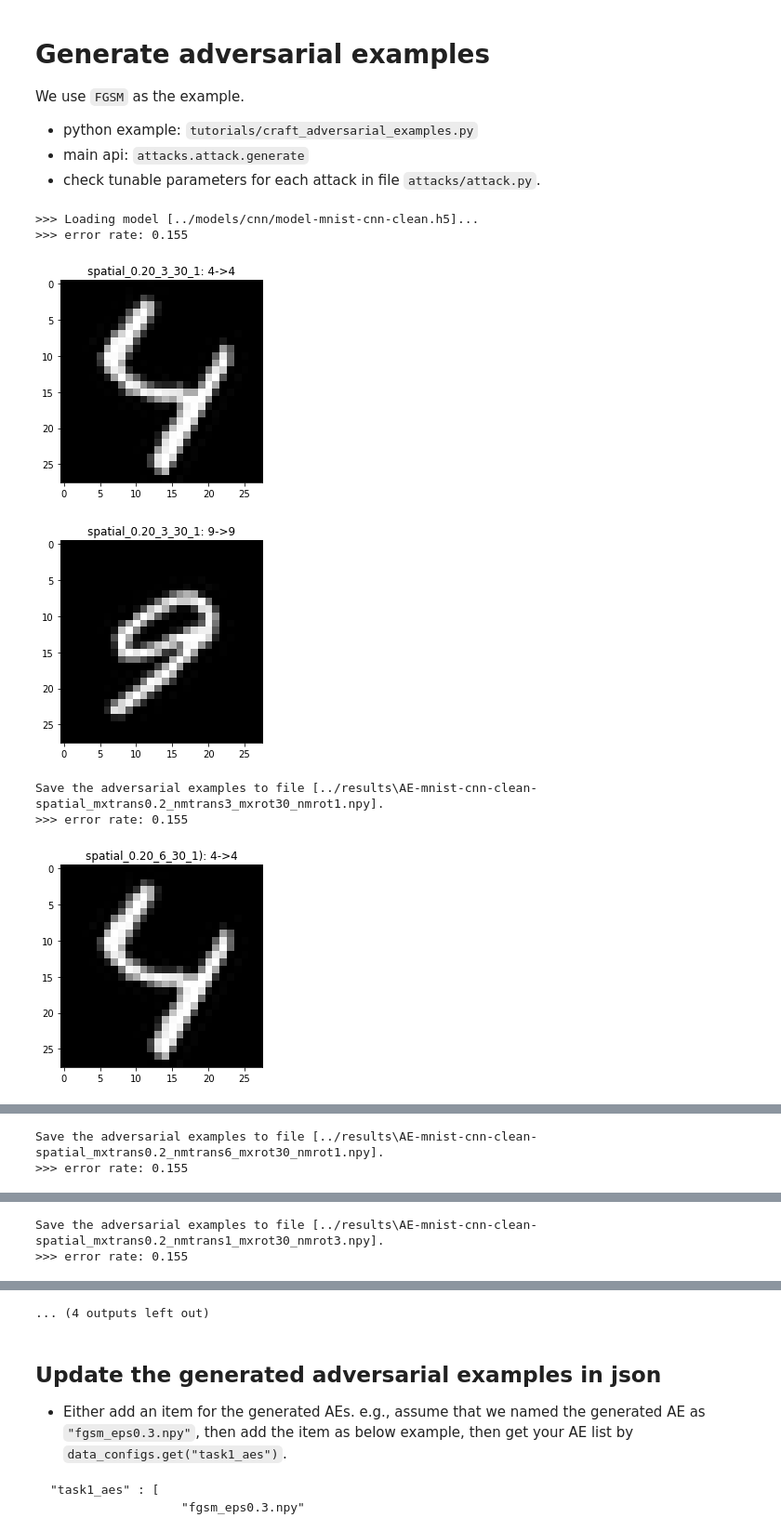
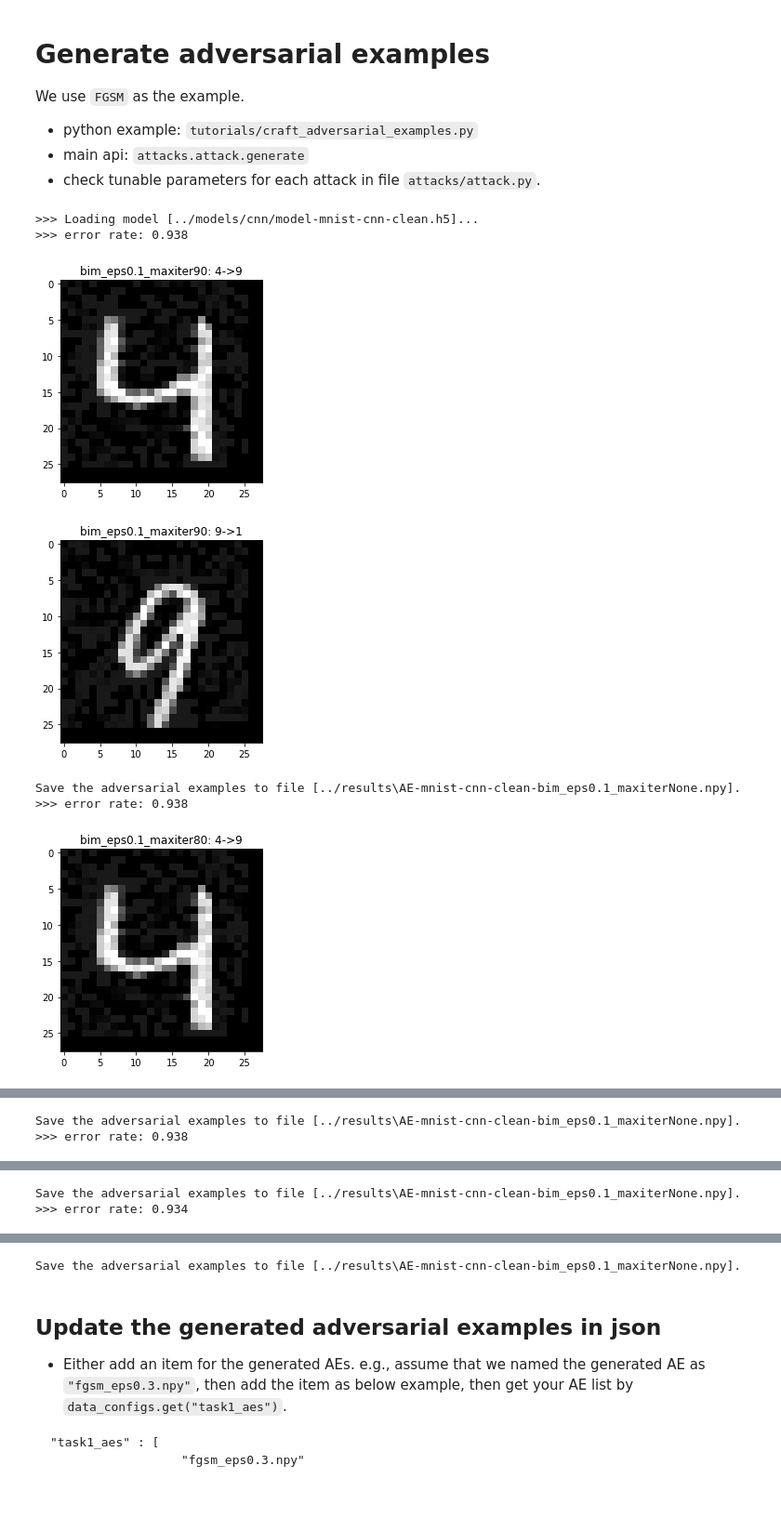
Before and after one commit to CJShearer/project-athena, a Jupyter notebook: notebooks/Task1_GenerateAEs_ZeroKnowledgeModel.ipynb, the cells around one changed output, grey strips where cells are left out. Shown at 93% size. Saved outputs shown, nothing was run; the diff lists cells and outputs as text; code cells hidden in the pictures; blank space fills up the shorter version.

Commit message:
added evaluation, figures, and AEs for bim attack

```diff
--- a/notebooks/Task1_GenerateAEs_ZeroKnowledgeModel.ipynb
+++ b/notebooks/Task1_GenerateAEs_ZeroKnowledgeModel.ipynb
@@ -104,48 +104,46 @@ def generate_ae(model, data, labels, attack_configs, save=False, output_dir=None
                 raise ValueError("Cannot save images to a none path.")
             # save with a random name
             file = os.path.join(output_dir,
-                "AE-mnist-cnn-clean-spatial_mxtrans{}_nmtrans{}_mxrot{}_nmrot{}.npy".format(
-                    attack_configs.get(key).get("max_translation"),
-                    attack_configs.get(key).get("num_translations"),
-                    attack_configs.get(key).get("max_rotation"),
-                    attack_configs.get(key).get("num_rotations"))
+                "AE-mnist-cnn-clean-bim_eps{}_maxiter{}.npy".format(
+                    attack_configs.get(key).get("eps"),
+                    attack_configs.get(key).get("max_iter"))
                 )
             print("Save the adversarial examples to file [{}].".format(file))
             np.save(file, data_adv)
 # %%
 from utils.model import load_lenet
 from utils.metrics import error_rate
 from attacks.attack import generate
 from utils.file import load_from_json
 
 # loading experiment configurations
 model_configs = load_from_json("../src/configs/task1/model-mnist.json")
 data_configs = load_from_json("../src/configs/task1/data-mnist.json")
-attack_configs = load_from_json("../src/configs/task1/attack-spatial-mnist.json")
+attack_configs = load_from_json("../src/configs/task1/attack-bim-mnist.json")
 
 # load the targeted model
 model_file = os.path.join(model_configs.get("dir"), model_configs.get("um_file"))
 target = load_lenet(file=model_file, wrap=True)
 
 # load the benign samples
 
 data_file = os.path.join(data_configs.get('dir'), data_configs.get('bs_file'))
 data_bs = np.load(data_file)
 # load the corresponding true labels
 label_file = os.path.join(data_configs.get('dir'), data_configs.get('label_file'))
 labels = np.load(label_file)
 
 # generate AEs
 # in this example, we generate AEs for 5 benign samples
 # data_bs = data_bs[:5]
 # labels = labels[:5]
 # let save=True and specify an output folder to save the generated AEs
 generate_ae(model=target, data=data_bs, labels=labels, attack_configs=attack_configs, save=True, output_dir="../results")
 # %% [output]
 >>> Loading model [../models/cnn/model-mnist-cnn-clean.h5]...
->>> error rate: 0.155
+>>> error rate: 0.938
-[figure, old version]
+[figure, new version]
-[figure, old version]
+[figure, new version]
-Save the adversarial examples to file [../results\AE-mnist-cnn-clean-spatial_mxtrans0.2_nmtrans3_mxrot30_nmrot1.npy].
->>> error rate: 0.155
+Save the adversarial examples to file [../results\AE-mnist-cnn-clean-bim_eps0.1_maxiterNone.npy].
+>>> error rate: 0.938
-[figure, old version]
+[figure, new version]
@@ -153,2 +151,2 @@ Save the adversarial examples to file [../results\AE-mnist-cnn-clean-spatial_mxt
-Save the adversarial examples to file [../results\AE-mnist-cnn-clean-spatial_mxtrans0.2_nmtrans6_mxrot30_nmrot1.npy].
->>> error rate: 0.155
+Save the adversarial examples to file [../results\AE-mnist-cnn-clean-bim_eps0.1_maxiterNone.npy].
+>>> error rate: 0.938
@@ -157,2 +155,2 @@ Save the adversarial examples to file [../results\AE-mnist-cnn-clean-spatial_mxt
-Save the adversarial examples to file [../results\AE-mnist-cnn-clean-spatial_mxtrans0.2_nmtrans1_mxrot30_nmrot3.npy].
->>> error rate: 0.155
+Save the adversarial examples to file [../results\AE-mnist-cnn-clean-bim_eps0.1_maxiterNone.npy].
+>>> error rate: 0.934
@@ -161,4 +159,4 @@ Save the adversarial examples to file [../results\AE-mnist-cnn-clean-spatial_mxt
-... (4 outputs left out)
+Save the adversarial examples to file [../results\AE-mnist-cnn-clean-bim_eps0.1_maxiterNone.npy].
 # %% [markdown]
 ## Update the generated adversarial examples in json
 
```
Also changed, not shown: parts of 3 cells of this notebook, 22 other files.
